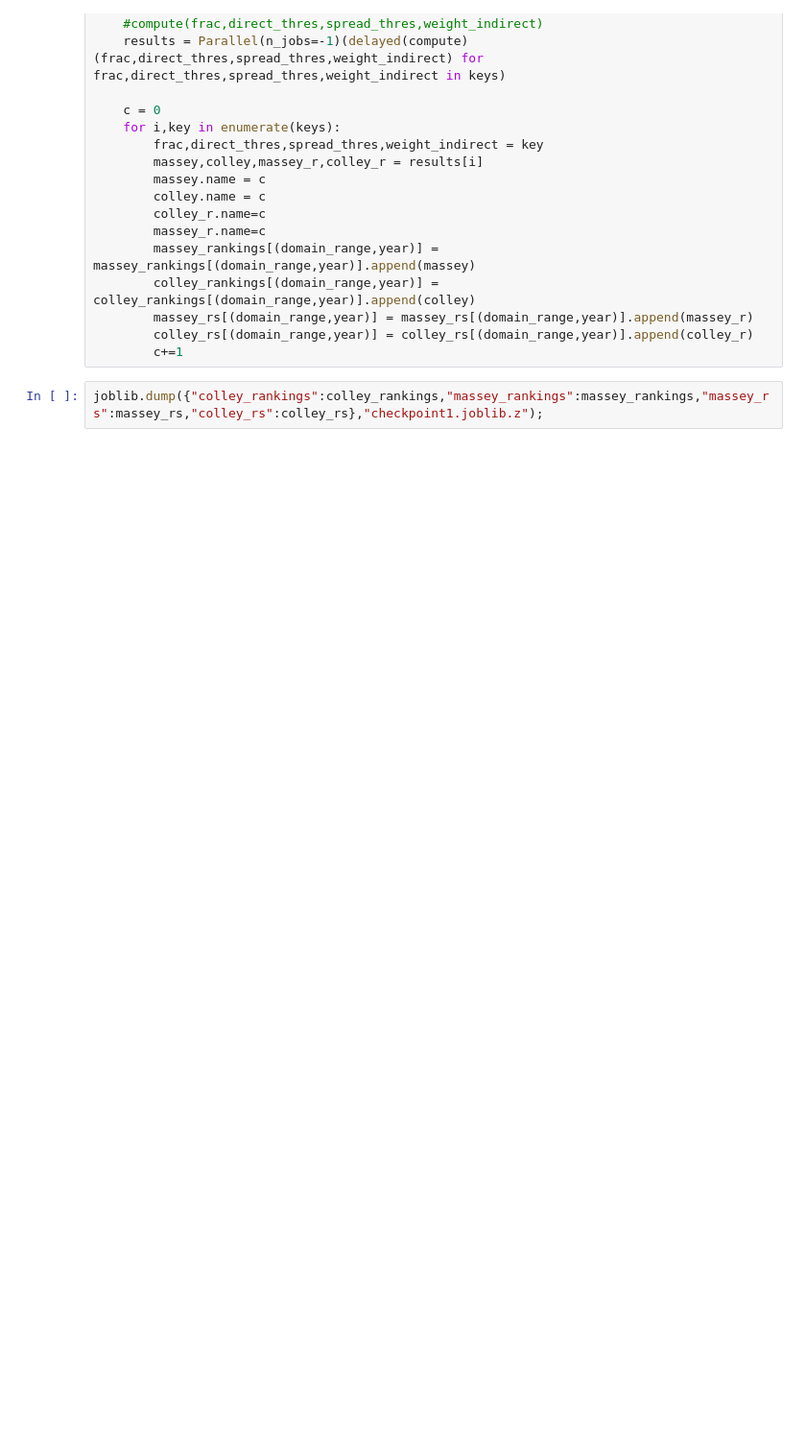
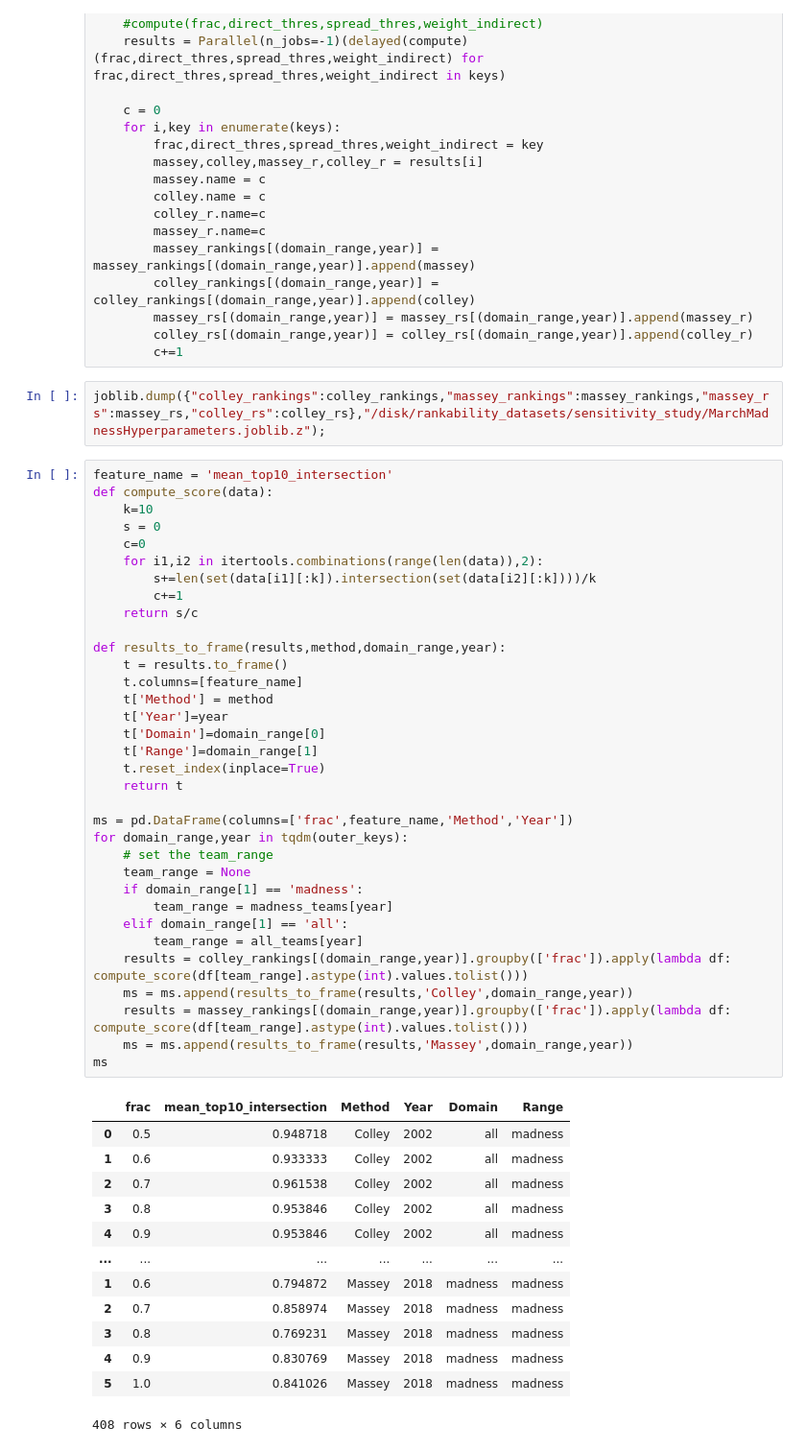
Before and after one commit to IGARDS/sensitivity_study, a Jupyter notebook: experiments/MarchMadnessHyperparameters.ipynb, the cells around one changed output. Shown at 96% size. Drawn from its saved outputs; the diff is of its cells as text; blank space fills up the shorter version.

```diff
--- a/experiments/MarchMadnessHyperparameters.ipynb
+++ b/experiments/MarchMadnessHyperparameters.ipynb
@@ -175,4 +179,52 @@ for domain_range,year in tqdm(outer_keys):
         colley_rs[(domain_range,year)] = colley_rs[(domain_range,year)].append(colley_r)
         c+=1
 # %%
-joblib.dump({"colley_rankings":colley_rankings,"massey_rankings":massey_rankings,"massey_rs":massey_rs,"colley_rs":colley_rs},"checkpoint1.joblib.z");
+joblib.dump({"colley_rankings":colley_rankings,"massey_rankings":massey_rankings,"massey_rs":massey_rs,"colley_rs":colley_rs},"/disk/rankability_datasets/sensitivity_study/MarchMadnessHyperparameters.joblib.z");
+# %%
+feature_name = 'mean_top10_intersection'
+def compute_score(data):
+    k=10
+    s = 0
+    c=0
+    for i1,i2 in itertools.combinations(range(len(data)),2):
+        s+=len(set(data[i1][:k]).intersection(set(data[i2][:k])))/k
+        c+=1
+    return s/c
+
+def results_to_frame(results,method,domain_range,year):
+    t = results.to_frame()
+    t.columns=[feature_name]
+    t['Method'] = method
+    t['Year']=year
+    t['Domain']=domain_range[0]
+    t['Range']=domain_range[1]
+    t.reset_index(inplace=True)
+    return t
+
+ms = pd.DataFrame(columns=['frac',feature_name,'Method','Year'])
+for domain_range,year in tqdm(outer_keys):
+    # set the team_range
+    team_range = None
+    if domain_range[1] == 'madness':
+        team_range = madness_teams[year]
+    elif domain_range[1] == 'all':
+        team_range = all_teams[year]
+    results = colley_rankings[(domain_range,year)].groupby(['frac']).apply(lambda df: compute_score(df[team_range].astype(int).values.tolist()))
+    ms = ms.append(results_to_frame(results,'Colley',domain_range,year))
+    results = massey_rankings[(domain_range,year)].groupby(['frac']).apply(lambda df: compute_score(df[team_range].astype(int).values.tolist()))
+    ms = ms.append(results_to_frame(results,'Massey',domain_range,year))
+ms
+# %% [output]
+|  | frac | mean_top10_intersection | Method | Year | Domain | Range |
+| 0 | 0.5 | 0.948718 | Colley | 2002 | all | madness |
+| 1 | 0.6 | 0.933333 | Colley | 2002 | all | madness |
+| 2 | 0.7 | 0.961538 | Colley | 2002 | all | madness |
+| 3 | 0.8 | 0.953846 | Colley | 2002 | all | madness |
+| 4 | 0.9 | 0.953846 | Colley | 2002 | all | madness |
+| ... | ... | ... | ... | ... | ... | ... |
+| 1 | 0.6 | 0.794872 | Massey | 2018 | madness | madness |
+| 2 | 0.7 | 0.858974 | Massey | 2018 | madness | madness |
+| 3 | 0.8 | 0.769231 | Massey | 2018 | madness | madness |
+| 4 | 0.9 | 0.830769 | Massey | 2018 | madness | madness |
+| 5 | 1.0 | 0.841026 | Massey | 2018 | madness | madness |
+408 rows × 6 columns
```
Also changed, not shown: parts of 6 cells of this notebook, 3 other files.
